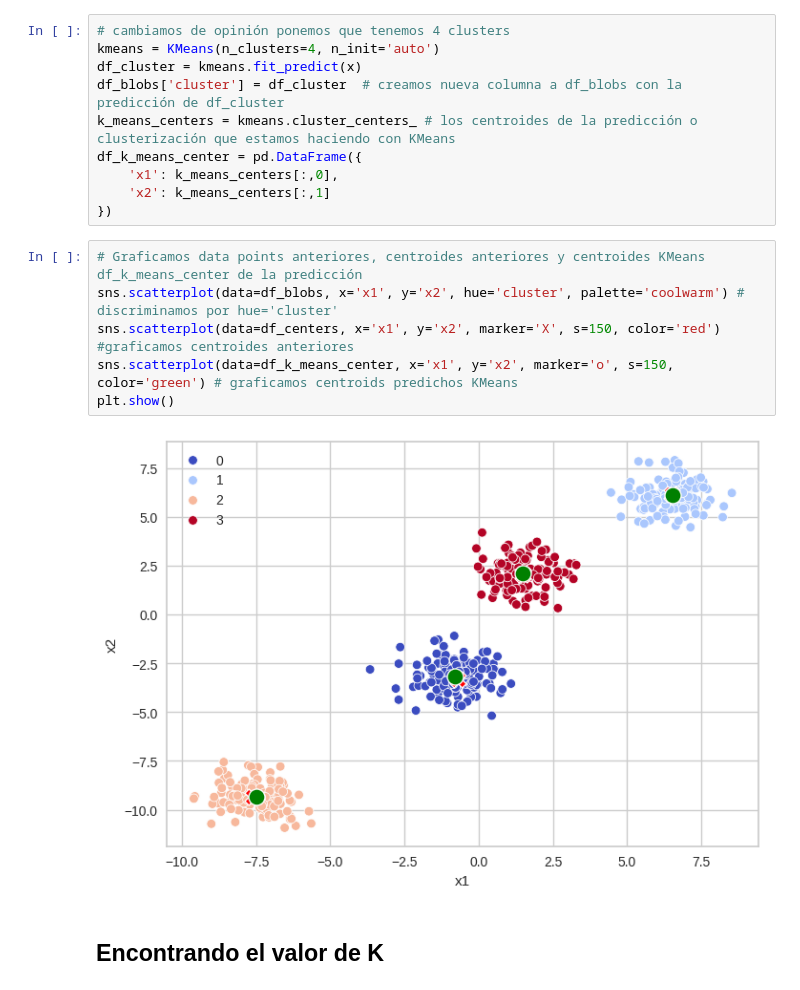
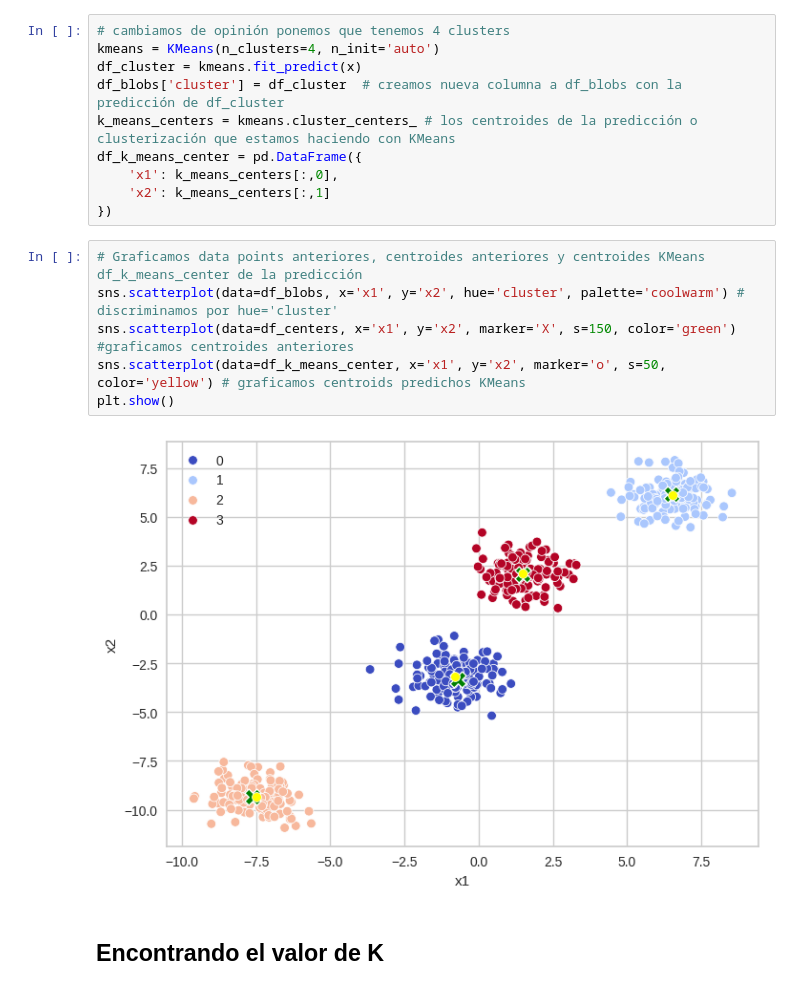
Before and after one commit to electrojam/Curso-de-Clustering-con-Python-y-scikit-learn, a Jupyter notebook: clustering_kmeans.ipynb, the cells around one changed output. Drawn from its saved outputs; the diff is of its cells as text.

Commit message:
Implementando KMeans-2

```diff
--- a/clustering_kmeans.ipynb
+++ b/clustering_kmeans.ipynb
@@ -105,11 +105,11 @@ df_k_means_center = pd.DataFrame({
 # %%
 # Graficamos data points anteriores, centroides anteriores y centroides KMeans df_k_means_center de la predicción
 sns.scatterplot(data=df_blobs, x='x1', y='x2', hue='cluster', palette='coolwarm') # discriminamos por hue='cluster'
-sns.scatterplot(data=df_centers, x='x1', y='x2', marker='X', s=150, color='red') #graficamos centroides anteriores
-sns.scatterplot(data=df_k_means_center, x='x1', y='x2', marker='o', s=150, color='green') # graficamos centroids predichos KMeans
+sns.scatterplot(data=df_centers, x='x1', y='x2', marker='X', s=150, color='green') #graficamos centroides anteriores
+sns.scatterplot(data=df_k_means_center, x='x1', y='x2', marker='o', s=50, color='yellow') # graficamos centroids predichos KMeans
 plt.show()
 # %% [output]
-[figure, old version]
+[figure, new version]
 # %% [markdown]
 ## Encontrando el valor de K
 # %% [markdown]
```
